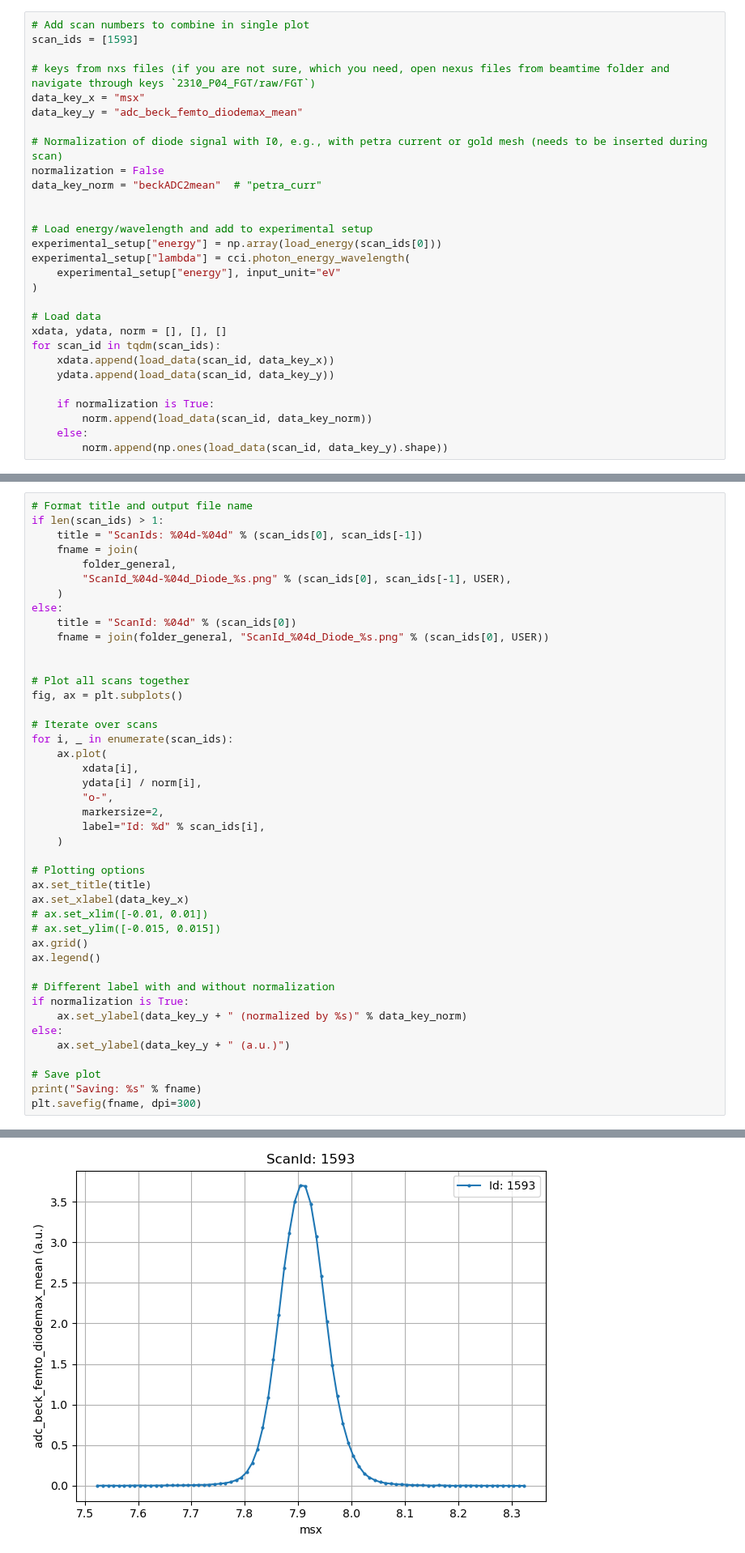
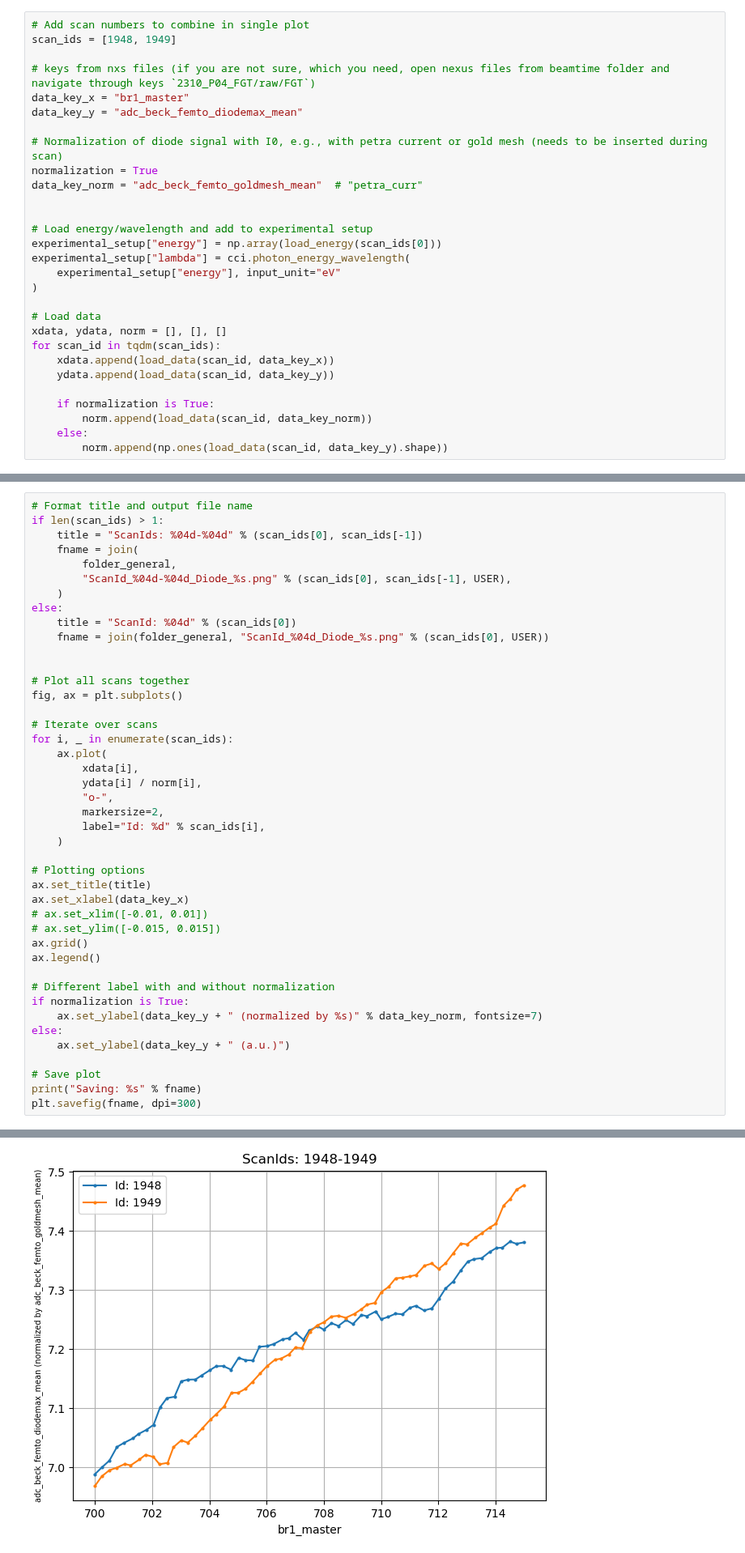
Before and after one commit to christopherklose/FTH-Phase_Retrieval, a Jupyter notebook: Diode_Scans.ipynb, the cells around one changed output, grey strips where cells are left out. Shown at 81% size. Cells and saved outputs as stored; diff of their text form.

```diff
--- a/Diode_Scans.ipynb
+++ b/Diode_Scans.ipynb
@@ -147,15 +127,15 @@ Output Folder: /asap3/petra3/gpfs/p04/2023/data/11017626/processed
 # Single Diode scans
 # %%
 # Add scan numbers to combine in single plot
-scan_ids = [1593]
+scan_ids = [1948, 1949]
 
 # keys from nxs files (if you are not sure, which you need, open nexus files from beamtime folder and navigate through keys `2310_P04_FGT/raw/FGT`)
-data_key_x = "msx"
+data_key_x = "br1_master"
 data_key_y = "adc_beck_femto_diodemax_mean"
 
 # Normalization of diode signal with I0, e.g., with petra current or gold mesh (needs to be inserted during scan)
-normalization = False
-data_key_norm = "beckADC2mean"  # "petra_curr"
+normalization = True
+data_key_norm = "adc_beck_femto_goldmesh_mean"  # "petra_curr"
 
 
 # Load energy/wavelength and add to experimental setup
@@ -215,7 +198,7 @@ ax.legend()
 
 # Different label with and without normalization
 if normalization is True:
-    ax.set_ylabel(data_key_y + " (normalized by %s)" % data_key_norm)
+    ax.set_ylabel(data_key_y + " (normalized by %s)" % data_key_norm, fontsize=7)
 else:
     ax.set_ylabel(data_key_y + " (a.u.)")
 
@@ -227 +210 @@ Saving: /asap3/petra3/gpfs/p04/2023/data/11017626/processed/ScanId_1593_Diode_ck
-[figure, old version]
+[figure, new version]
```
Also changed, not shown: parts of 19 cells of this notebook.
